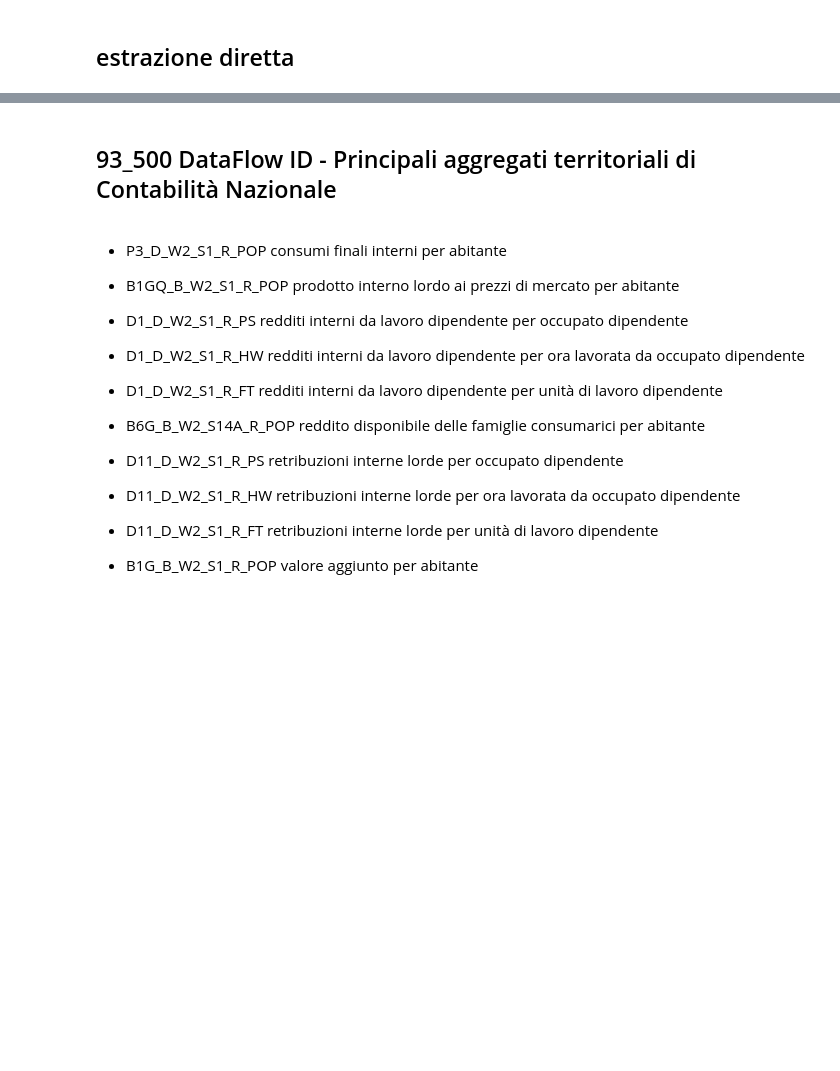
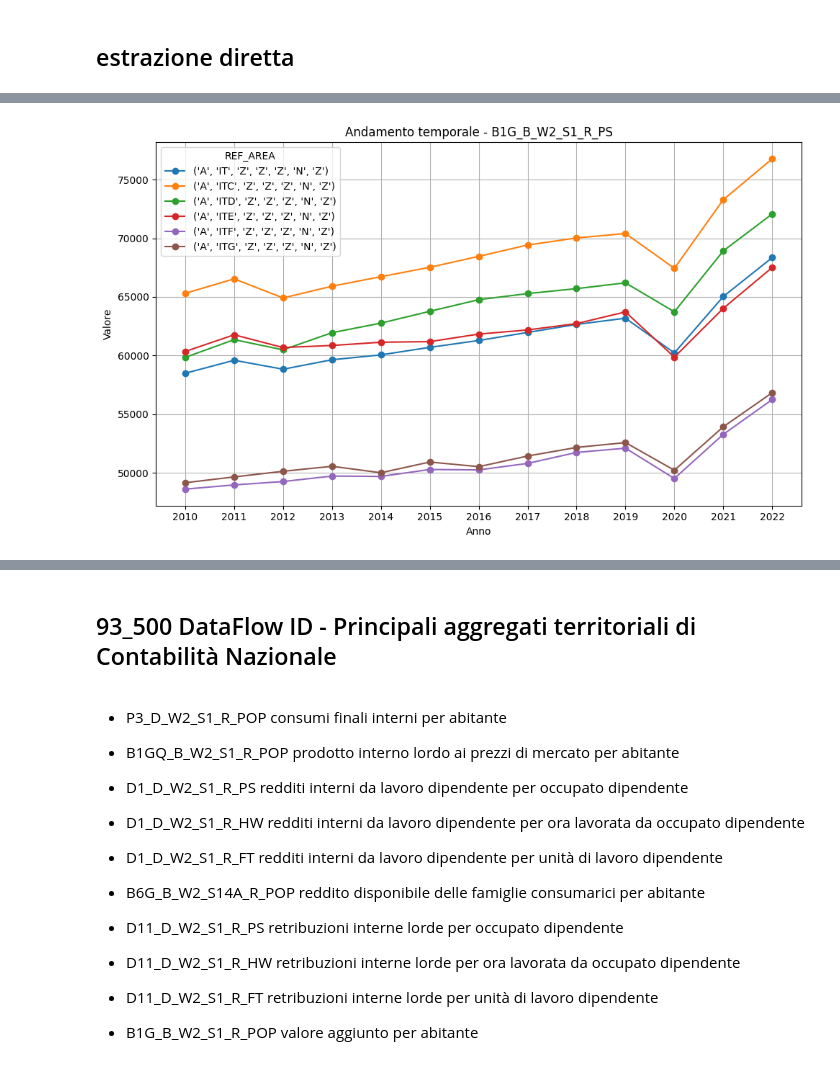
Before and after one commit to paolovolterra/test, a Jupyter notebook: Istat/codici/SDMX1.ipynb, the cells around one changed output, grey strips where cells are left out. Cells and saved outputs as stored; diff of their text form; code cells hidden in the pictures; blank space fills up the shorter version.

```diff
--- a/Istat/codici/SDMX1.ipynb
+++ b/Istat/codici/SDMX1.ipynb
@@ -97 +235,23 @@ dtype: object
+# %%
+import matplotlib.pyplot as plt
+
+# Assumiamo che df_wide sia già definito come nel passaggio precedente
+
+# Rendi leggibili gli anni nell'intestazione
+df_wide.columns = df_wide.columns.get_level_values("TIME_PERIOD")
+
+# Plot
+plt.figure(figsize=(10, 6))
+for area in df_wide.index:
+    plt.plot(df_wide.columns, df_wide.loc[area], marker="o", label=area)
+
+plt.title("Andamento temporale - B1G_B_W2_S1_R_PS")
+plt.xlabel("Anno")
+plt.ylabel("Valore")
+plt.grid(True)
+plt.legend(title="REF_AREA")
+plt.tight_layout()
+plt.show()
+# %% [output]
+[figure, added]
 # %%
```
Also changed, not shown: parts of 26 cells of this notebook, 3 other files.
